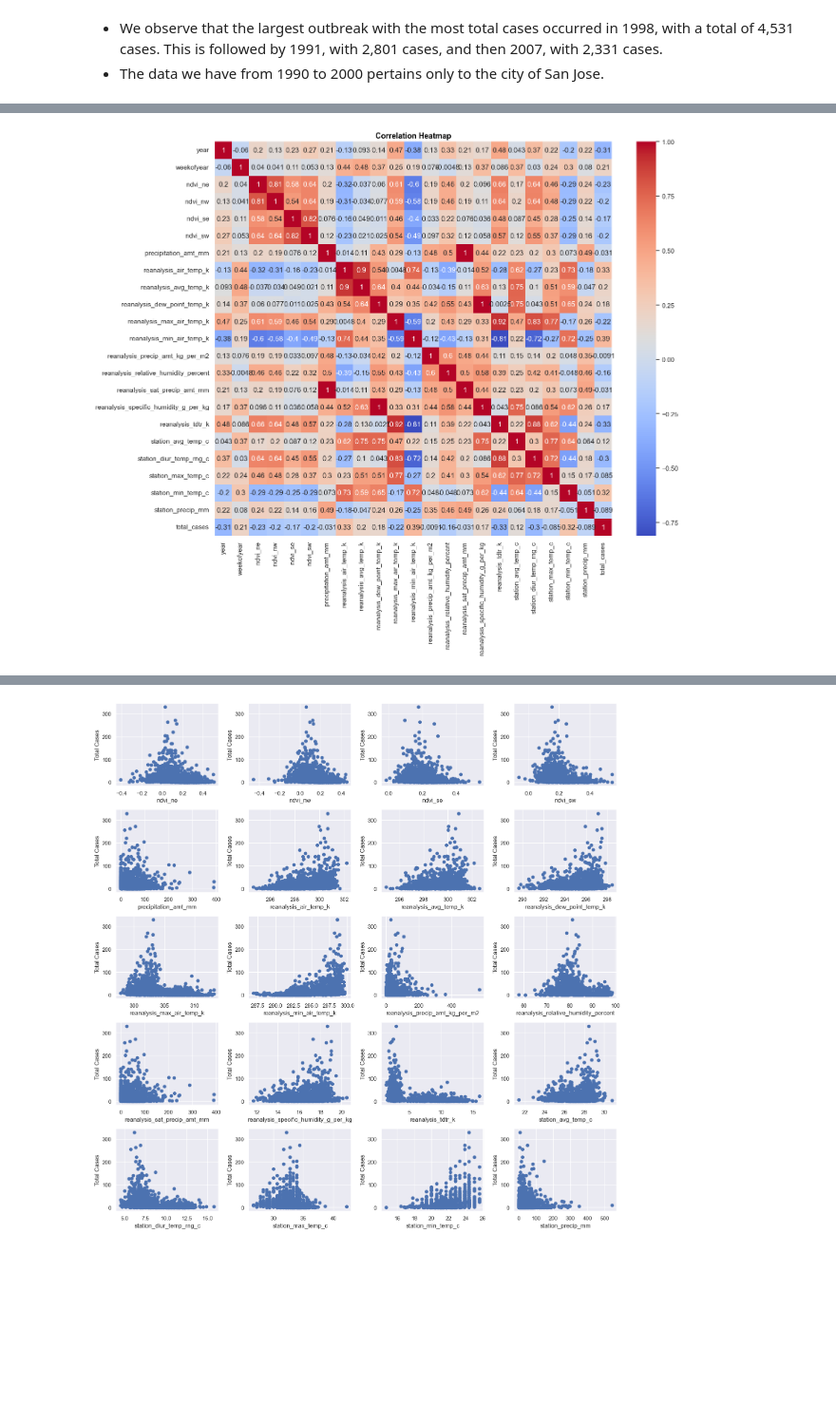
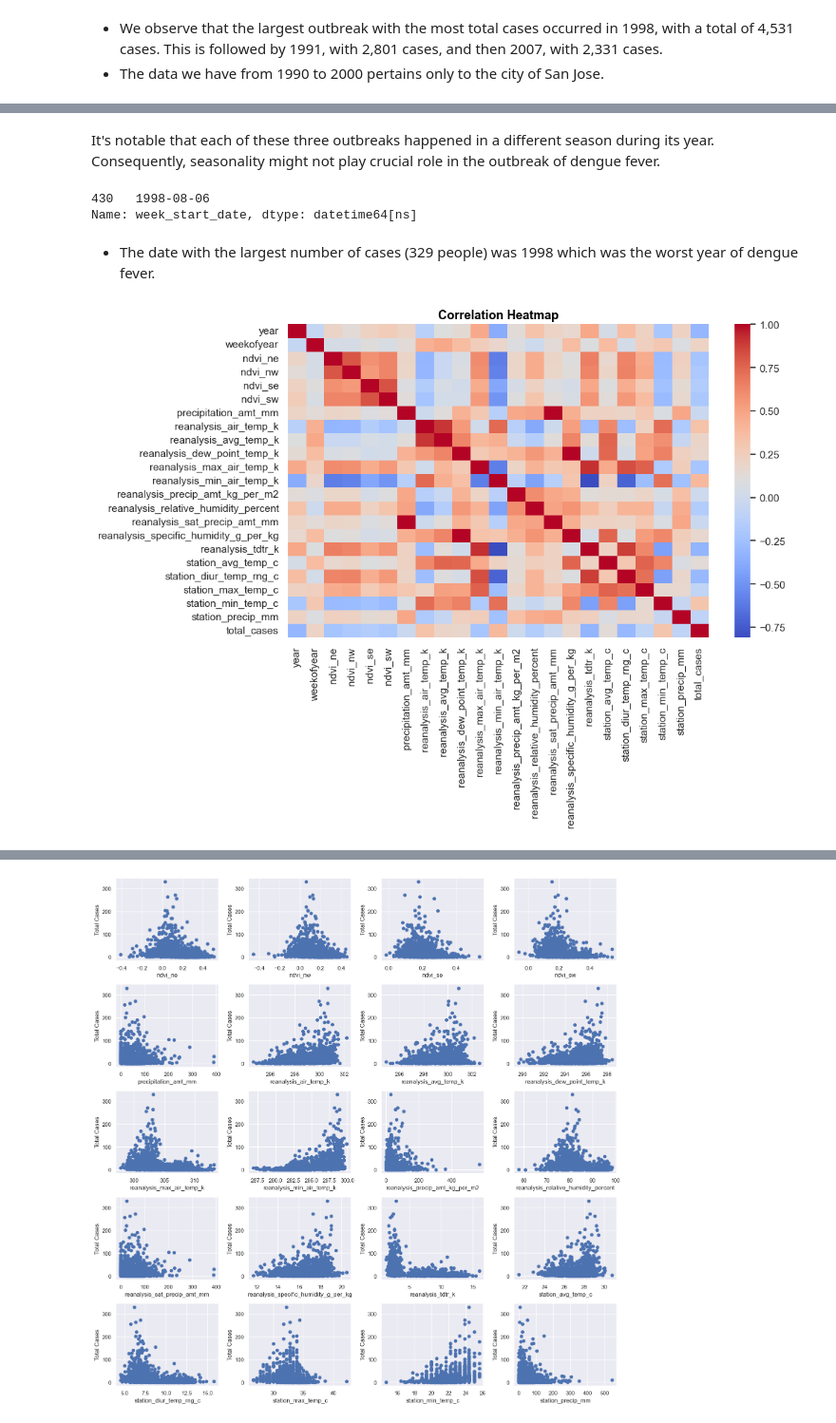
Before and after one commit to leonemma/Dengue-Fever, a Jupyter notebook: Dengue_Fever.ipynb, the cells around one changed output, grey strips where cells are left out. Shown at 95% size. Drawn from its saved outputs; the diff is of its cells as text; code cells hidden in the pictures; blank space fills up the shorter version.

```diff
--- a/Dengue_Fever.ipynb
+++ b/Dengue_Fever.ipynb
@@ -96,6 +149,9 @@ Data columns (total 25 columns):
  24  total_cases                            1456 non-null   int64
 dtypes: float64(20), int64(3), object(2)
 memory usage: 295.8+ KB
+# %%
+# Convert week_start_date into datetime data type
+df['week_start_date'] = pd.to_datetime(df['week_start_date'])
 # %% [markdown]
 Let's take a first look of the distribution of each numerical variable in the dataset.
 # %%
@@ -304,7 +409,18 @@ plt.show()
+# %% [markdown]
+It's notable that each of these three outbreaks happened in a different season during its year. Consequently, seasonality might not play crucial role in the outbreak of dengue fever.
+# %%
+max_total_cases = df['total_cases'].max()
+max_total_cases_date = df[df['total_cases']==max_total_cases]['week_start_date']
+max_total_cases_date
+# %% [output]
+430   1998-08-06
+Name: week_start_date, dtype: datetime64[ns]
+# %% [markdown]
+- The date with the largest number of cases (329 people) was 1998 which was the worst year of dengue fever.
 # %%
-plt.figure(figsize=(15,12))
-sns.heatmap(df.corr(), annot=True, cmap='coolwarm')
+plt.figure(figsize=(10,6))
+sns.heatmap(df.corr(), cmap='coolwarm')
 plt.title('Correlation Heatmap', fontsize=13, color='black', fontweight='bold')
 plt.show()
 # %% [output]
-[figure, old version]
+[figure, new version]
```
Also changed, not shown: parts of 33 cells of this notebook.
